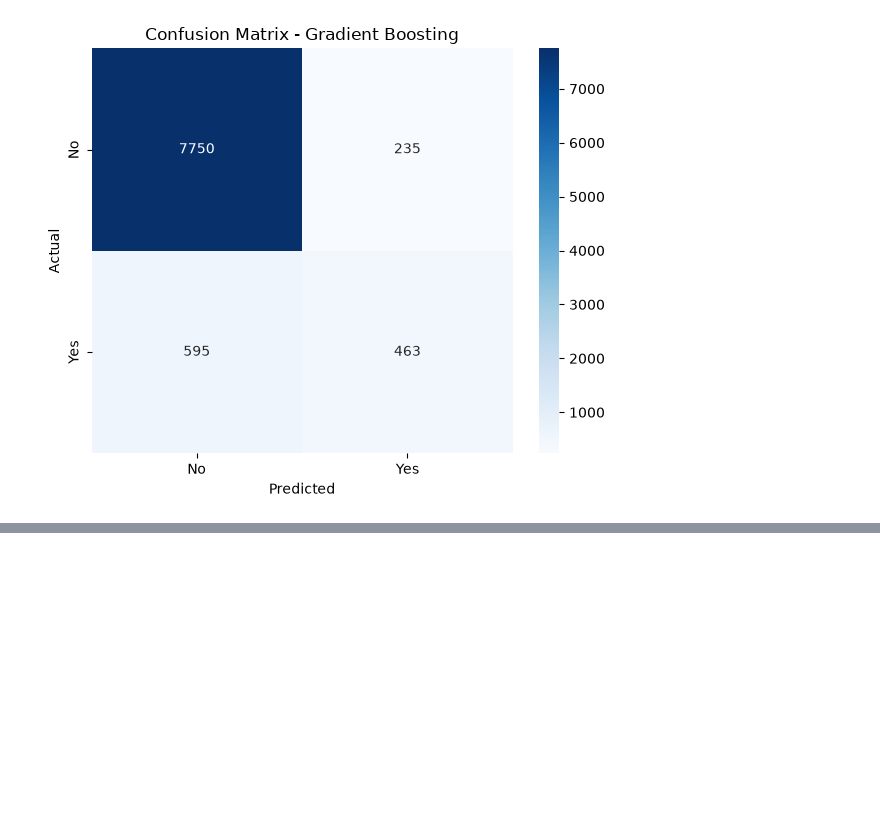
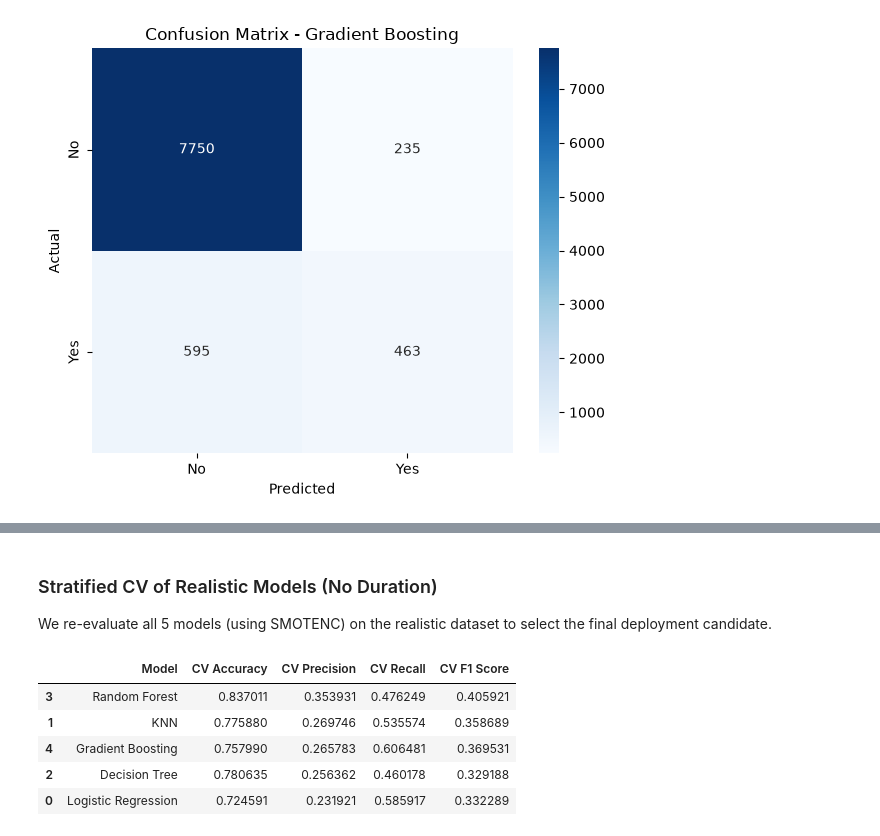
Before and after one commit to RiteshJadhav283/Bank_Term_Deposit_Prediction, a Jupyter notebook: src/term_Deposit_Prediction.ipynb, the cells around one changed output, grey strips where cells are left out. Cells and saved outputs as stored; diff of their text form; code cells hidden in the pictures; blank space fills up the shorter version.

```diff
--- a/src/term_Deposit_Prediction.ipynb
+++ b/src/term_Deposit_Prediction.ipynb
@@ -912,0 +802,42 @@ Ready for Streamlit Deployment!
+# %% [markdown]
+### Stratified CV of Realistic Models (No Duration)
+We re-evaluate all 5 models (using SMOTENC) on the realistic dataset to select the final deployment candidate.
+# %%
+realistic_results = []
+categorical_indices_real = [X_train_real.columns.get_loc(col) for col in categorical_features]
+
+smotenc_real = SMOTENC(categorical_features=categorical_indices_real, random_state=67)
+
+for model_name, model in models_to_compare.items():
+    pipe_real = ImbPipeline(
+        steps=[
+            ("smotenc", smotenc_real),
+            ("preprocessor", preprocessor_real),
+            ("model", model)
+        ]
+    )
+    cv_real = cross_validate(
+        pipe_real,
+        X_train_real,
+        y_train_real,
+        cv=skf,
+        scoring=scoring_metrics,
+        n_jobs=-1
+    )
+    realistic_results.append({
+        "Model": model_name,
+        "CV Accuracy": cv_real["test_accuracy"].mean(),
+        "CV Precision": cv_real["test_precision"].mean(),
+        "CV Recall": cv_real["test_recall"].mean(),
+        "CV F1 Score": cv_real["test_f1"].mean()
+    })
+
+real_comparison_df = pd.DataFrame(realistic_results).sort_values(by="CV Precision", ascending=False)
+display(real_comparison_df)
+# %% [output]
+|  | Model | CV Accuracy | CV Precision | CV Recall | CV F1 Score |
+| 3 | Random Forest | 0.837011 | 0.353931 | 0.476249 | 0.405921 |
+| 1 | KNN | 0.775880 | 0.269746 | 0.535574 | 0.358689 |
+| 4 | Gradient Boosting | 0.757990 | 0.265783 | 0.606481 | 0.369531 |
+| 2 | Decision Tree | 0.780635 | 0.256362 | 0.460178 | 0.329188 |
+| 0 | Logistic Regression | 0.724591 | 0.231921 | 0.585917 | 0.332289 |
```
Also changed, not shown: parts of 29 cells of this notebook, 2 other files.
